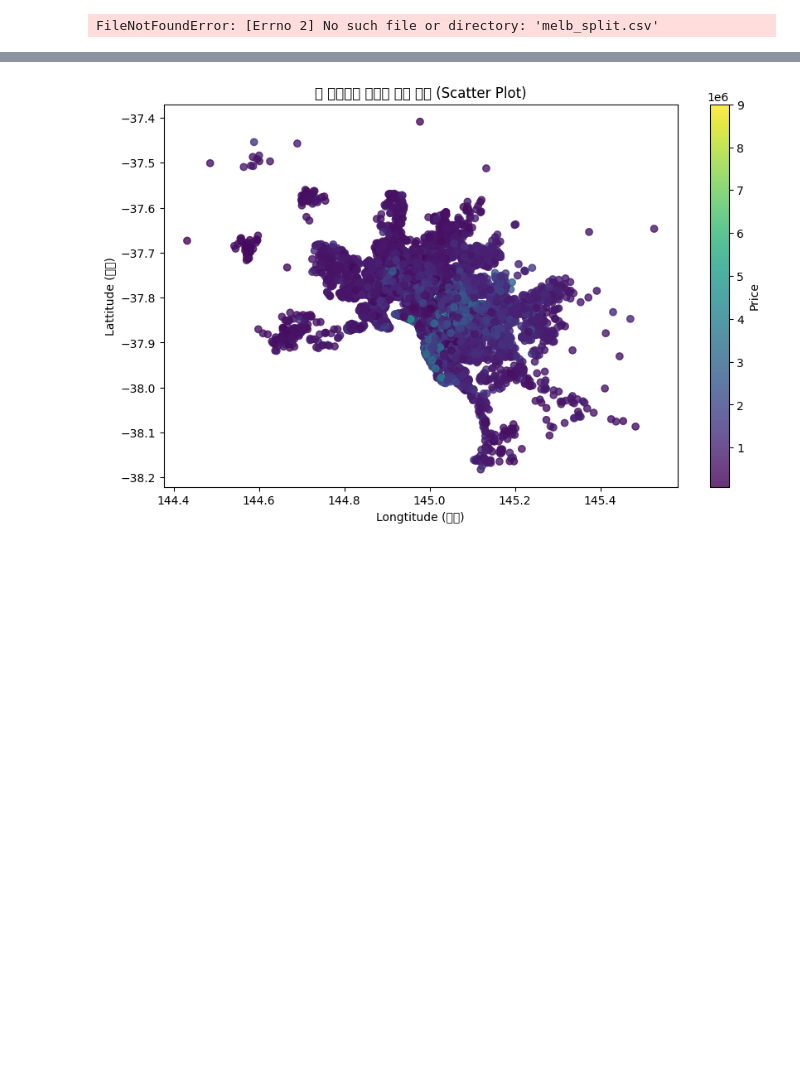
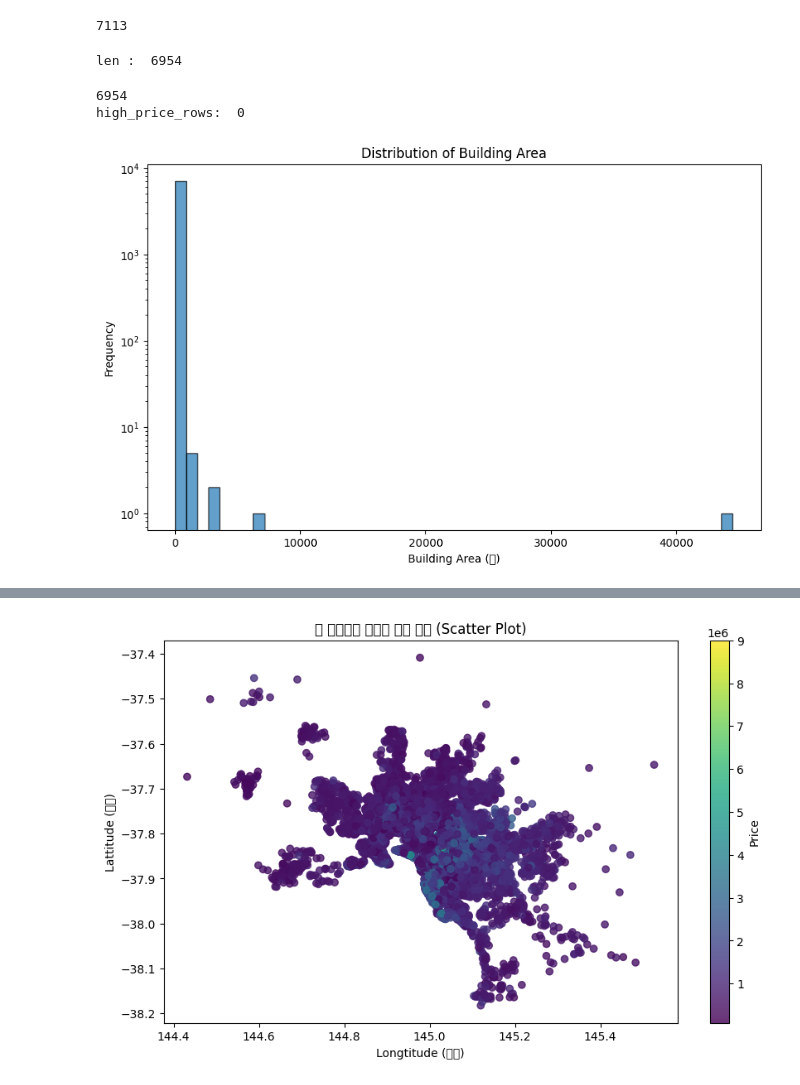
Before and after one commit to boostcampaitech7/level4-cv-finalproject-hackathon-cv-02-lv3, a Jupyter notebook: Jeongseon/Search/result_analysis.ipynb, the cells around one changed output, grey strips where cells are left out. Saved outputs shown, nothing was run; the diff lists cells and outputs as text; code cells hidden in the pictures; blank space fills up the shorter version.

```diff
--- a/Jeongseon/Search/result_analysis.ipynb
+++ b/Jeongseon/Search/result_analysis.ipynb
@@ -8,6 +8,47 @@ from mpl_toolkits.mplot3d import Axes3D
 # CSV 파일 로드
 df_original = pd.read_csv("melb_split.csv")
 df_all = pd.read_csv("optimized_all.csv")  # 전체 최적화 결과
-df_row = pd.read_csv("optimized_solutions.csv")  # 행별 최적화 결과
+#df_row = pd.read_csv("optimized_solutions.csv")  # 행별 최적화 결과
+df_row = pd.read_csv("optimized_solutions_add_BuildingArea.csv")  # 행별 최적화 결과
-# %% [output]
-FileNotFoundError: [Errno 2] No such file or directory: 'melb_split.csv'
+# %%
+index = 0.1 < df_original['BuildingArea']  # BuildingArea 0값 제거
+df_original = df_original.loc[index]
+# %%
+len(df_original)
+# %% [output]
+7113
+# %%
+# Price가 4000000 이상인 행 제거
+df_filtered = df_original[df_original['Price'] < 4000000]
+
+# BuildingArea가 10 이하이거나 500 이상인 행 제거
+df_filtered = df_filtered[(df_filtered['BuildingArea'] > 10) & (df_filtered['BuildingArea'] < 500)]
+
+print("len : ", len(df_filtered))
+
+# 필터링된 데이터를 새로운 CSV 파일로 저장
+filtered_csv_path = "/data/ephemeral/home/Jeongseon/melb_filtered.csv"
+df_filtered.to_csv(filtered_csv_path, index=False)
+# %% [output]
+len :  6954
+# %%
+print(len(df_filtered['Price']))
+# 가격이 800만 이상인 데이터 갯수
+high_price_rows = df_filtered[df_filtered['BuildingArea'] > 500].shape[0]  #40
+
+print("high_price_rows: ", high_price_rows)
+# %% [output]
+6954
+high_price_rows:  0
+# %%
+#BuildingArea의 분포를 히스토그램으로 시각화
+plt.figure(figsize=(10, 6))
+plt.hist(df_original['BuildingArea'], bins=50, edgecolor='black', alpha=0.7)
+plt.xlabel("Building Area (㎡)")
+plt.ylabel("Frequency")
+plt.title("Distribution of Building Area")
+plt.yscale('log')
+
+plt.show()
+# %% [output]
+[figure, added]
```
Also changed, not shown: parts of 14 cells of this notebook, 1 other file.
